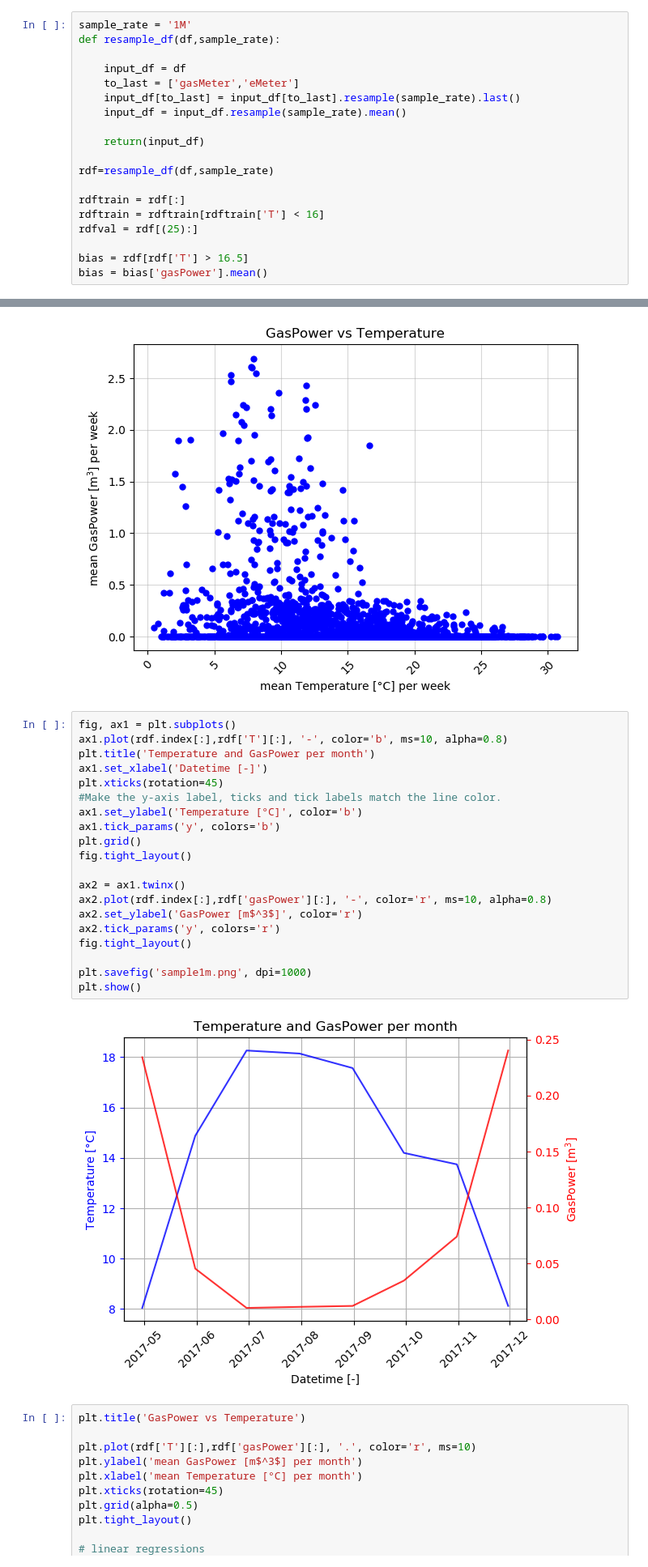
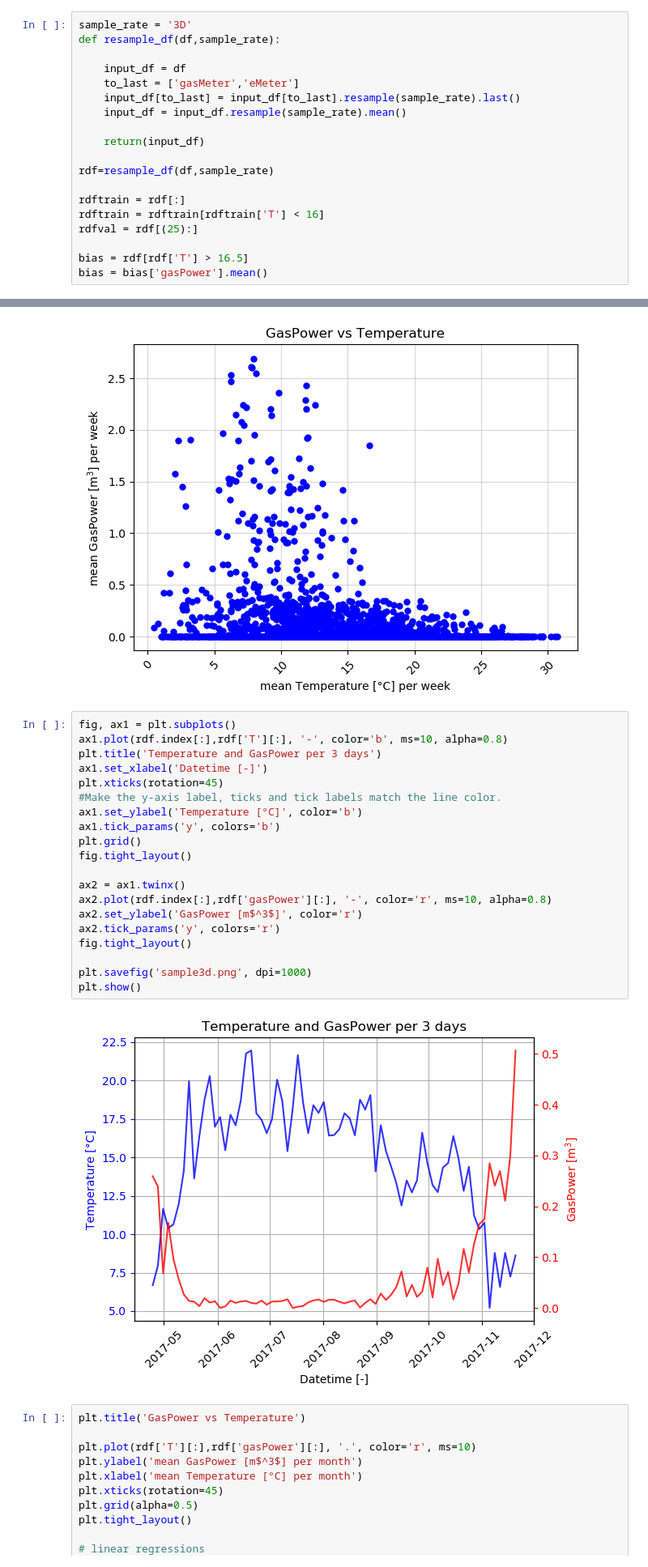
Before and after one commit to deKeijzer/KB-74-OPSCHALER, a Jupyter notebook: Personal_folders/Daan/correlationships.ipynb, the cells around one changed output, grey strips where cells are left out. Shown at 81% size. Drawn from its saved outputs; the diff is of its cells as text.

```diff
--- a/Personal_folders/Daan/correlationships.ipynb
+++ b/Personal_folders/Daan/correlationships.ipynb
@@ -20,7 +20,7 @@ df.head()
 | 2017-04-24 16:00:00 | 778.750 | 0.0 | 736.961 | 0.0 | 180.75978 | 0.0 | 1591.658 | 252.88333 | 0.0 | ... |
 5 rows × 24 columns
 # %%
-sample_rate = '1M'
+sample_rate = '3D'
 def resample_df(df,sample_rate):
 
     input_df = df
@@ -87,25 +87,25 @@ plt.tight_layout()
 # %%
 fig, ax1 = plt.subplots()
 ax1.plot(rdf.index[:],rdf['T'][:], '-', color='b', ms=10, alpha=0.8)
-plt.title('Temperature and GasPower per month')
+plt.title('Temperature and GasPower per 3 days')
 ax1.set_xlabel('Datetime [-]')
 plt.xticks(rotation=45)
 #Make the y-axis label, ticks and tick labels match the line color.
 ax1.set_ylabel('Temperature [°C]', color='b')
 ax1.tick_params('y', colors='b')
 plt.grid()
 fig.tight_layout()
 
 ax2 = ax1.twinx()
 ax2.plot(rdf.index[:],rdf['gasPower'][:], '-', color='r', ms=10, alpha=0.8)
 ax2.set_ylabel('GasPower [m$^3$]', color='r')
 ax2.tick_params('y', colors='r')
 fig.tight_layout()
 
-plt.savefig('sample1m.png', dpi=1000)
+plt.savefig('sample3d.png', dpi=1000)
 plt.show()
 # %% [output]
-[figure, old version]
+[figure, new version]
 # %%
 plt.title('GasPower vs Temperature')
 
```
Also changed, not shown: 3 other files.
